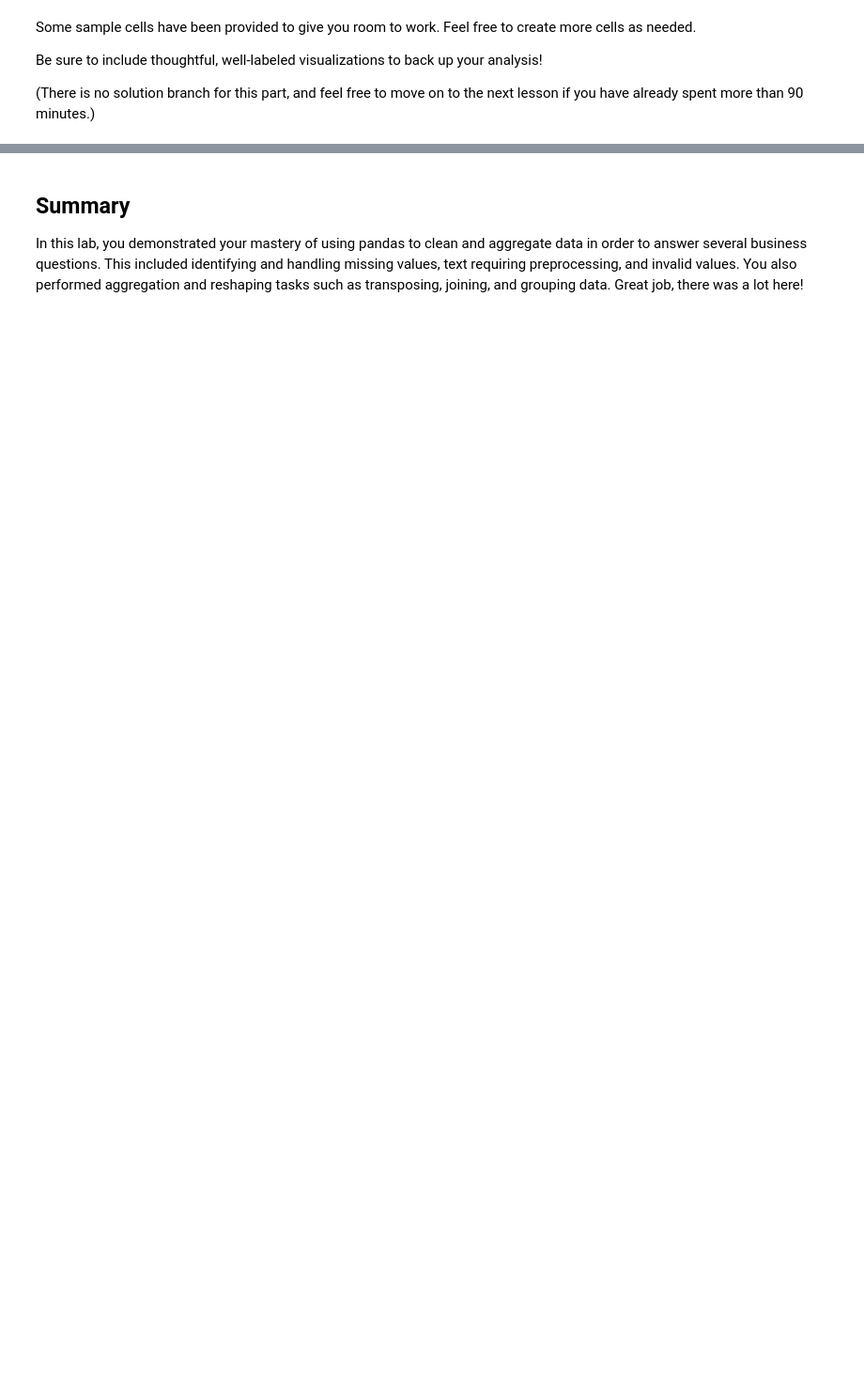
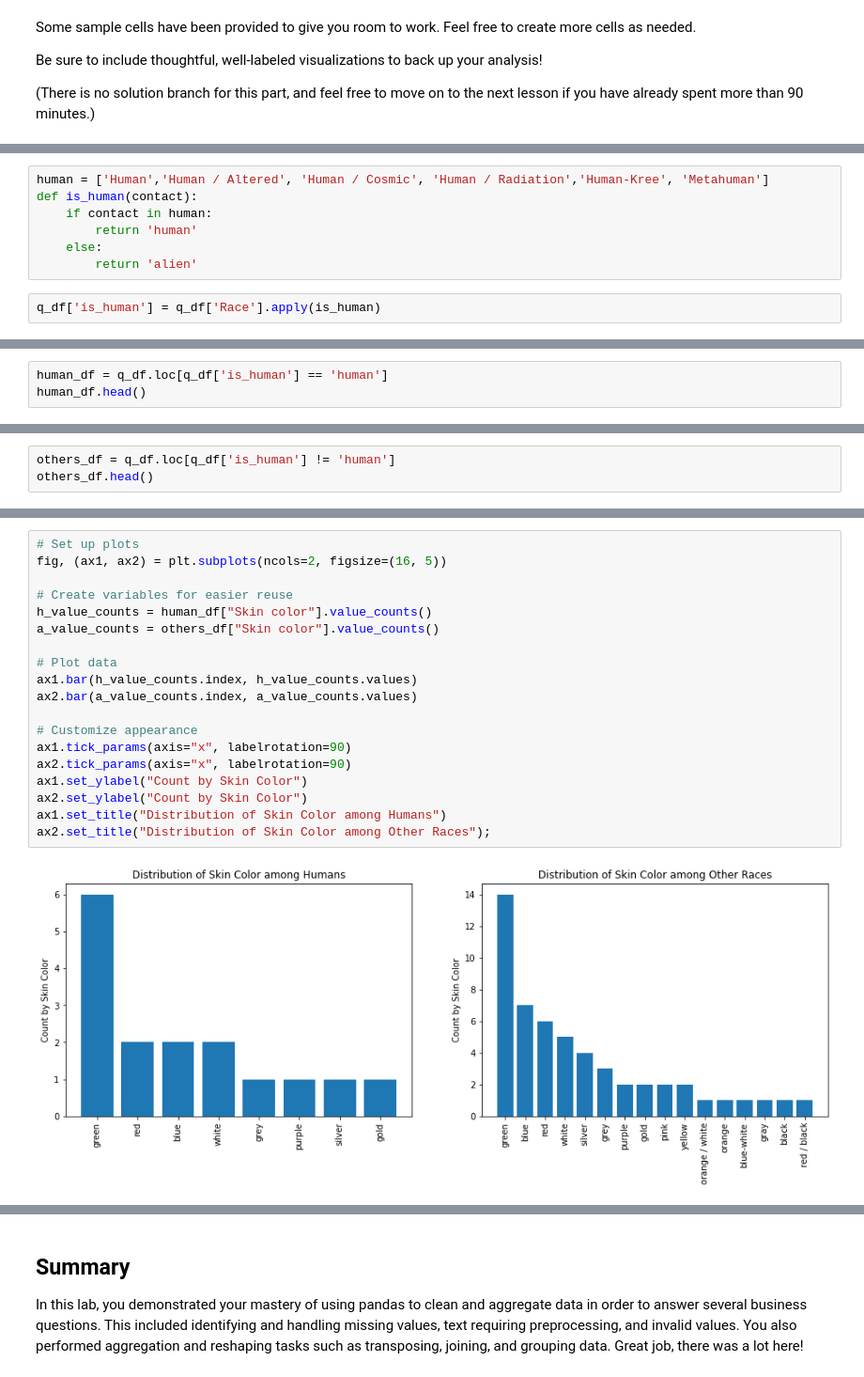
Before and after one commit to Cngabu/dsc-pandas-data-cleaning-lab, a Jupyter notebook: index.ipynb, the cells around one changed output, grey strips where cells are left out. Shown at 94% size. Cells and saved outputs as stored; diff of their text form; blank space fills up the shorter version.

```diff
--- a/index.ipynb
+++ b/index.ipynb
@@ -929,0 +1084,9 @@ Be sure to include thoughtful, well-labeled visualizations to back up your analy
+# %%
+human = ['Human','Human / Altered', 'Human / Cosmic', 'Human / Radiation','Human-Kree', 'Metahuman']
+def is_human(contact):
+    if contact in human:
+        return 'human'
+    else:
+        return 'alien'
+# %%
+q_df['is_human'] = q_df['Race'].apply(is_human)
@@ -929,0 +1102,3 @@ Be sure to include thoughtful, well-labeled visualizations to back up your analy
+# %%
+human_df = q_df.loc[q_df['is_human'] == 'human']
+human_df.head()
@@ -929,0 +1112,3 @@ Be sure to include thoughtful, well-labeled visualizations to back up your analy
+# %%
+others_df = q_df.loc[q_df['is_human'] != 'human']
+others_df.head()
@@ -929,0 +1122,21 @@ Be sure to include thoughtful, well-labeled visualizations to back up your analy
+# %%
+# Set up plots
+fig, (ax1, ax2) = plt.subplots(ncols=2, figsize=(16, 5))
+
+# Create variables for easier reuse
+h_value_counts = human_df["Skin color"].value_counts()
+a_value_counts = others_df["Skin color"].value_counts()
+
+# Plot data
+ax1.bar(h_value_counts.index, h_value_counts.values)
+ax2.bar(a_value_counts.index, a_value_counts.values)
+
+# Customize appearance
+ax1.tick_params(axis="x", labelrotation=90)
+ax2.tick_params(axis="x", labelrotation=90)
+ax1.set_ylabel("Count by Skin Color")
+ax2.set_ylabel("Count by Skin Color")
+ax1.set_title("Distribution of Skin Color among Humans")
+ax2.set_title("Distribution of Skin Color among Other Races");
+# %% [output]
+[figure, added]
```
Also changed, not shown: parts of 23 cells of this notebook.
